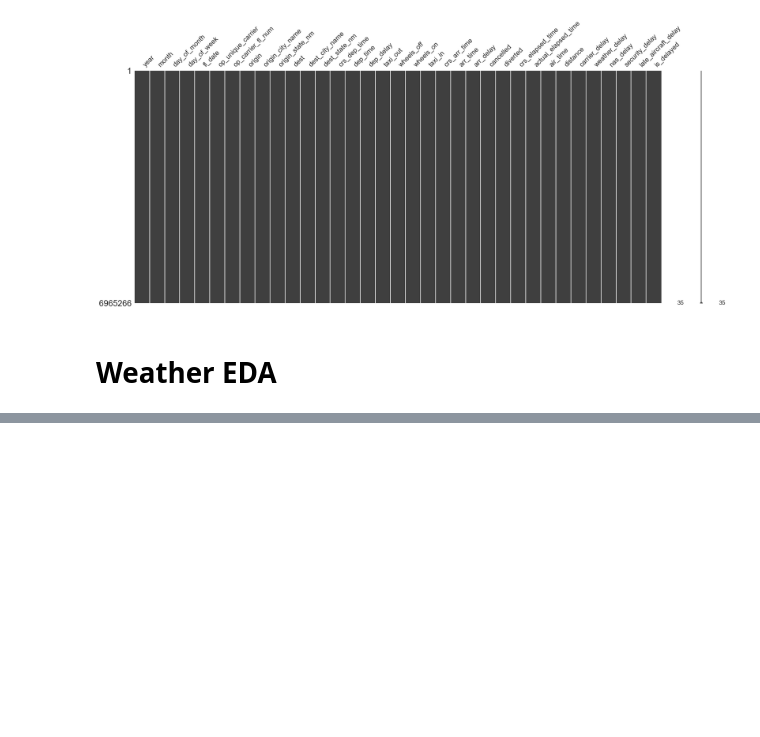
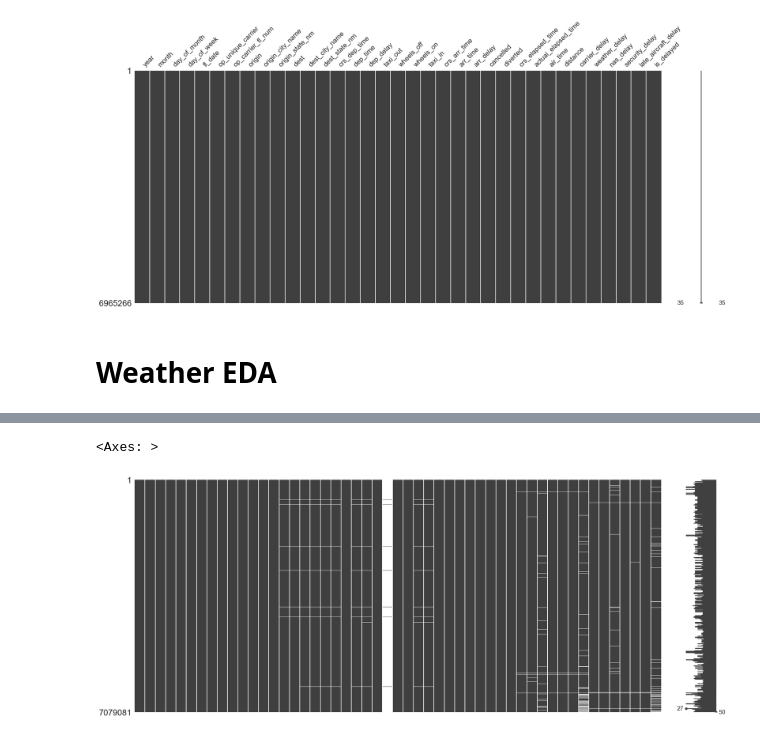
Before and after one commit to davincent/flight-delay-predictor, a Jupyter notebook: notebooks/01_initial_eda.ipynb, the cells around one changed output, grey strips where cells are left out. Cells and saved outputs as stored; diff of their text form; code cells hidden in the pictures; blank space fills up the shorter version.

```diff
--- a/notebooks/01_initial_eda.ipynb
+++ b/notebooks/01_initial_eda.ipynb
@@ -220,0 +529,21 @@ msno.matrix(df_clean)
+# %%
+# Cell: Download airport reference data
+print("Downloading airport reference data...")
+
+# OurAirports database - excellent open-source airport data
+airports_url = "https://davidmegginson.github.io/ourairports-data/airports.csv"
+airports_ref = pd.read_csv(airports_url)
+
+print(f"Total airports in reference: {len(airports_ref)}")
+print(f"\nColumns: {airports_ref.columns.tolist()}")
+
+# Filter for actual airports (not heliports, seaplane bases, etc.)
+airports_ref = airports_ref[
+    airports_ref['type'].isin(['large_airport', 'medium_airport', 'small_airport'])
+].copy()
+
+print(f"Airports after filtering: {len(airports_ref)}")
+
+# Show sample
+print("\nSample airport data:")
+print(airports_ref[['ident', 'type', 'name', 'iata_code', 'latitude_deg', 'longitude_deg']].head(10))
@@ -220,0 +1455,5 @@ msno.matrix(df_clean)
+# %%
+msno.matrix(df_enriched)
+# %% [output]
+<Axes: >
+[figure, added]
```
Also changed, not shown: parts of 21 cells of this notebook, 3 other files.
